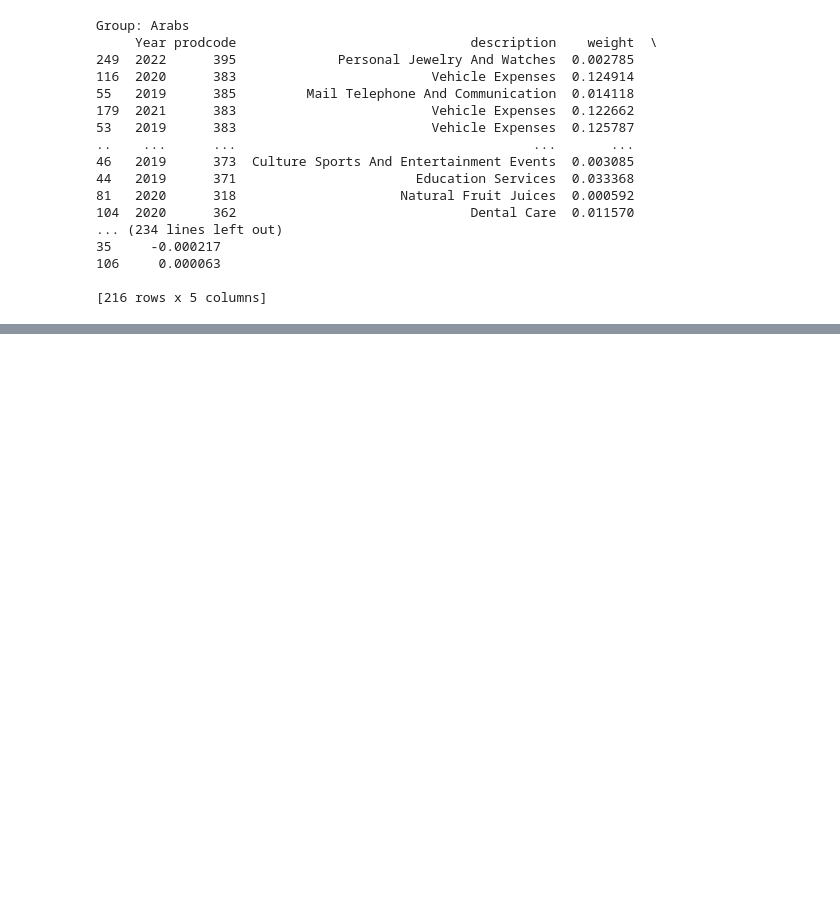
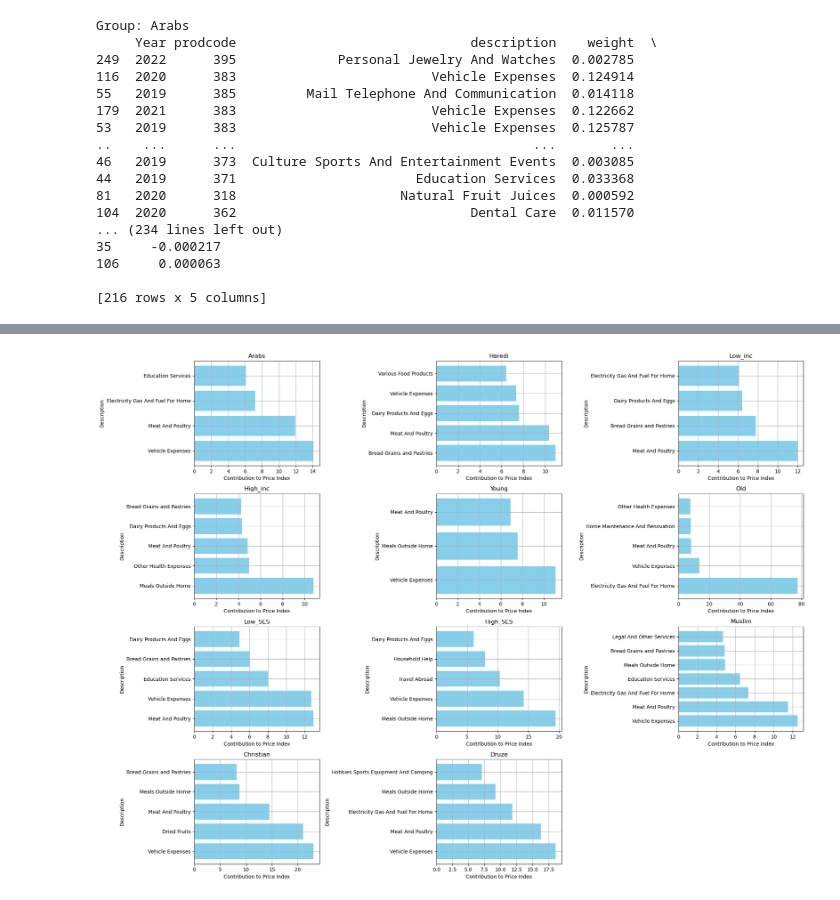
Before and after one commit to roykisluk/Inflation-Heterogeneity, a Jupyter notebook: Group_inflation_comparison.ipynb, the cells around one changed output, grey strips where cells are left out. Cells and saved outputs as stored; diff of their text form; code cells hidden in the pictures; blank space fills up the shorter version.

```diff
--- a/Group_inflation_comparison.ipynb
+++ b/Group_inflation_comparison.ipynb
@@ -204,0 +199,32 @@ for group, analysis in group_analysis.items():
+# %%
+fig, axes = plt.subplots(nrows=4, ncols=3, figsize=(20, 15), sharey=False)
+axes = axes.flatten()
+
+for i, (group, analysis) in enumerate(group_analysis.items()):
+    secondary_df = analysis['combined_secondary_df']
+    # Filter for increases in price indexes
+    increased_price_df = secondary_df[secondary_df['price_index'] > 100]
+    # Calculate the contribution to the yearly price index
+    increased_price_df = increased_price_df.copy()  # Ensure you're working with a copy
+    increased_price_df.loc[:, 'contribution'] = increased_price_df['price_index'] * increased_price_df['weight']
+    # Sort by contribution in descending order
+    top_contributors = increased_price_df.sort_values(by='contribution', ascending=False).head(top_n)
+
+    # Replace NaN values in 'description' with a placeholder text
+    top_contributors['description'] = top_contributors['description'].fillna('No Description')
+
+    # Plot the top contributors
+    axes[i].barh(top_contributors['description'], top_contributors['contribution'], color='skyblue')
+    axes[i].set_title(group)
+    axes[i].set_xlabel('Contribution to Price Index')
+    axes[i].set_ylabel('Description')
+    axes[i].grid(True)
+
+# Remove any empty subplots
+for j in range(i + 1, len(axes)):
+    fig.delaxes(axes[j])
+
+plt.tight_layout()
+plt.show()
+# %% [output]
+[figure, added]
```
Also changed, not shown: parts of 4 cells of this notebook, 1 other file.
